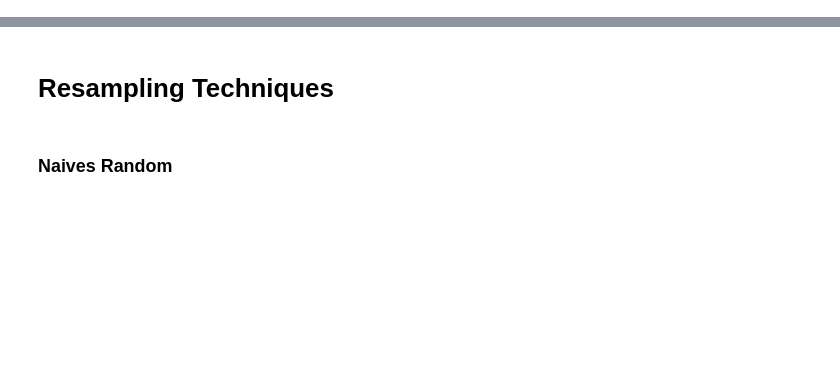
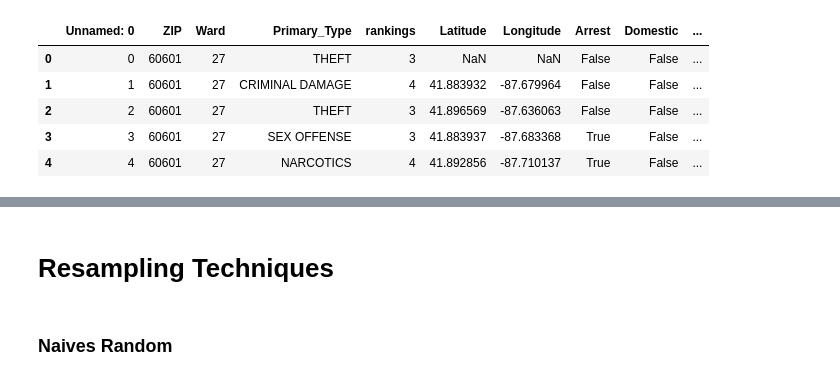
Before and after one commit to mmcdan13/capstone_project, a Jupyter notebook: Model.ipynb, the cells around one changed output, grey strips where cells are left out. Cells and saved outputs as stored; diff of their text form; code cells hidden in the pictures; blank space fills up the shorter version.

Commit message:
Updated model

```diff
--- a/Model.ipynb
+++ b/Model.ipynb
@@ -9,2 +11,10 @@ from collections import Counter
 # %%
-crime = pd.read_csv('2020_crime.csv')
+cleaned_crime = pd.read_csv('Resources/crime_chip_for_model.csv')
+cleaned_crime.head()
+# %% [output]
+|  | Unnamed: 0 | ZIP | Ward | Primary_Type | rankings | Latitude | Longitude | Arrest | Domestic | ... |
+| 0 | 0 | 60601 | 27 | THEFT | 3 | NaN | NaN | False | False | ... |
+| 1 | 1 | 60601 | 27 | CRIMINAL DAMAGE | 4 | 41.883932 | -87.679964 | False | False | ... |
+| 2 | 2 | 60601 | 27 | THEFT | 3 | 41.896569 | -87.636063 | False | False | ... |
+| 3 | 3 | 60601 | 27 | SEX OFFENSE | 3 | 41.883937 | -87.683368 | True | False | ... |
+| 4 | 4 | 60601 | 27 | NARCOTICS | 4 | 41.892856 | -87.710137 | True | False | ... |
```
Also changed, not shown: parts of 35 cells of this notebook, 7 other files.
